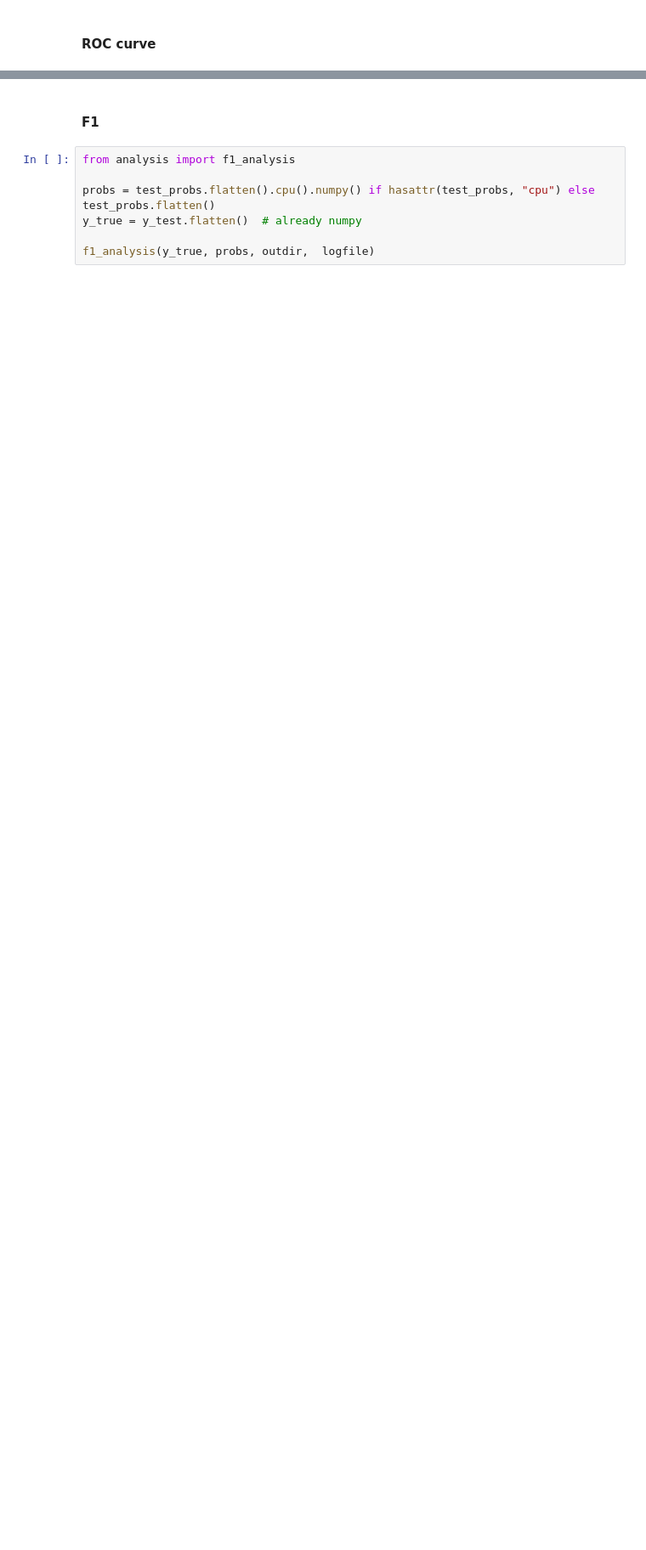
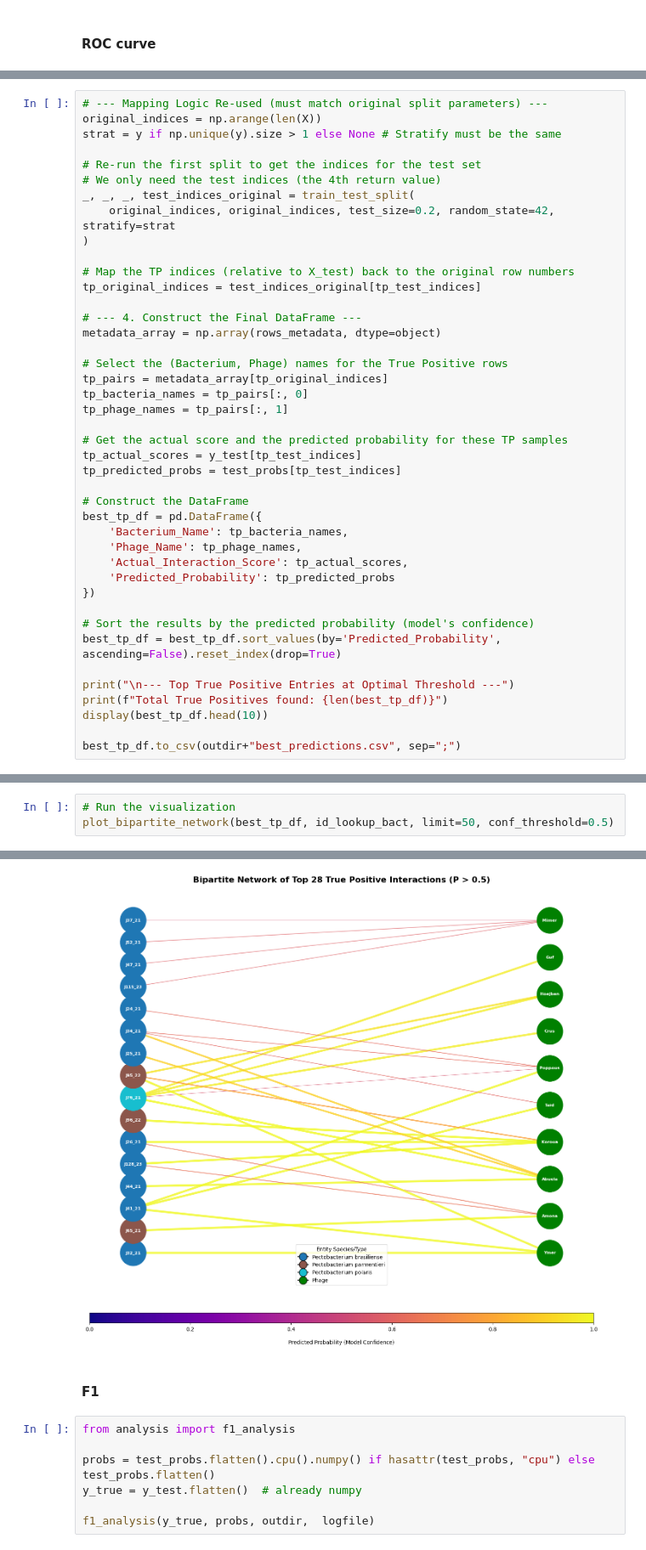
Before and after one commit to azzy72/PredictPhagePPI, a Jupyter notebook: notebooks/nn_torch_full.ipynb, the cells around one changed output, grey strips where cells are left out. Shown at 85% size. Drawn from its saved outputs; the diff is of its cells as text; blank space fills up the shorter version.

```diff
--- a/notebooks/nn_torch_full.ipynb
+++ b/notebooks/nn_torch_full.ipynb
@@ -431,0 +494,42 @@ print(f'{datetime.now().strftime("[%Y-%m-%d %H:%M:%S] ")} ROC curve figure saved
+# %%
+# --- Mapping Logic Re-used (must match original split parameters) ---
+original_indices = np.arange(len(X))
+strat = y if np.unique(y).size > 1 else None # Stratify must be the same
+
+# Re-run the first split to get the indices for the test set
+# We only need the test indices (the 4th return value)
+_, _, _, test_indices_original = train_test_split(
+    original_indices, original_indices, test_size=0.2, random_state=42, stratify=strat
+)
+
+# Map the TP indices (relative to X_test) back to the original row numbers
+tp_original_indices = test_indices_original[tp_test_indices]
+
+# --- 4. Construct the Final DataFrame ---
+metadata_array = np.array(rows_metadata, dtype=object)
+
+# Select the (Bacterium, Phage) names for the True Positive rows
+tp_pairs = metadata_array[tp_original_indices]
+tp_bacteria_names = tp_pairs[:, 0]
+tp_phage_names = tp_pairs[:, 1]
+
+# Get the actual score and the predicted probability for these TP samples
+tp_actual_scores = y_test[tp_test_indices]
+tp_predicted_probs = test_probs[tp_test_indices]
+
+# Construct the DataFrame
+best_tp_df = pd.DataFrame({
+    'Bacterium_Name': tp_bacteria_names,
+    'Phage_Name': tp_phage_names,
+    'Actual_Interaction_Score': tp_actual_scores,
+    'Predicted_Probability': tp_predicted_probs
+})
+
+# Sort the results by the predicted probability (model's confidence)
+best_tp_df = best_tp_df.sort_values(by='Predicted_Probability', ascending=False).reset_index(drop=True)
+
+print("\n--- Top True Positive Entries at Optimal Threshold ---")
+print(f"Total True Positives found: {len(best_tp_df)}")
+display(best_tp_df.head(10))
+
+best_tp_df.to_csv(outdir+"best_predictions.csv", sep=";")
@@ -431,0 +788,4 @@ print(f'{datetime.now().strftime("[%Y-%m-%d %H:%M:%S] ")} ROC curve figure saved
+# %%
+# Run the visualization
+plot_bipartite_network(best_tp_df, id_lookup_bact, limit=50, conf_threshold=0.5)
+# %% [output]
@@ -432,3 +793,4 @@ print(f'{datetime.now().strftime("[%Y-%m-%d %H:%M:%S] ")} ROC curve figure saved
+[figure, added]
 # %% [markdown]
 #### F1
 # %%
```
Also changed, not shown: parts of 14 cells of this notebook, 2 other files.
